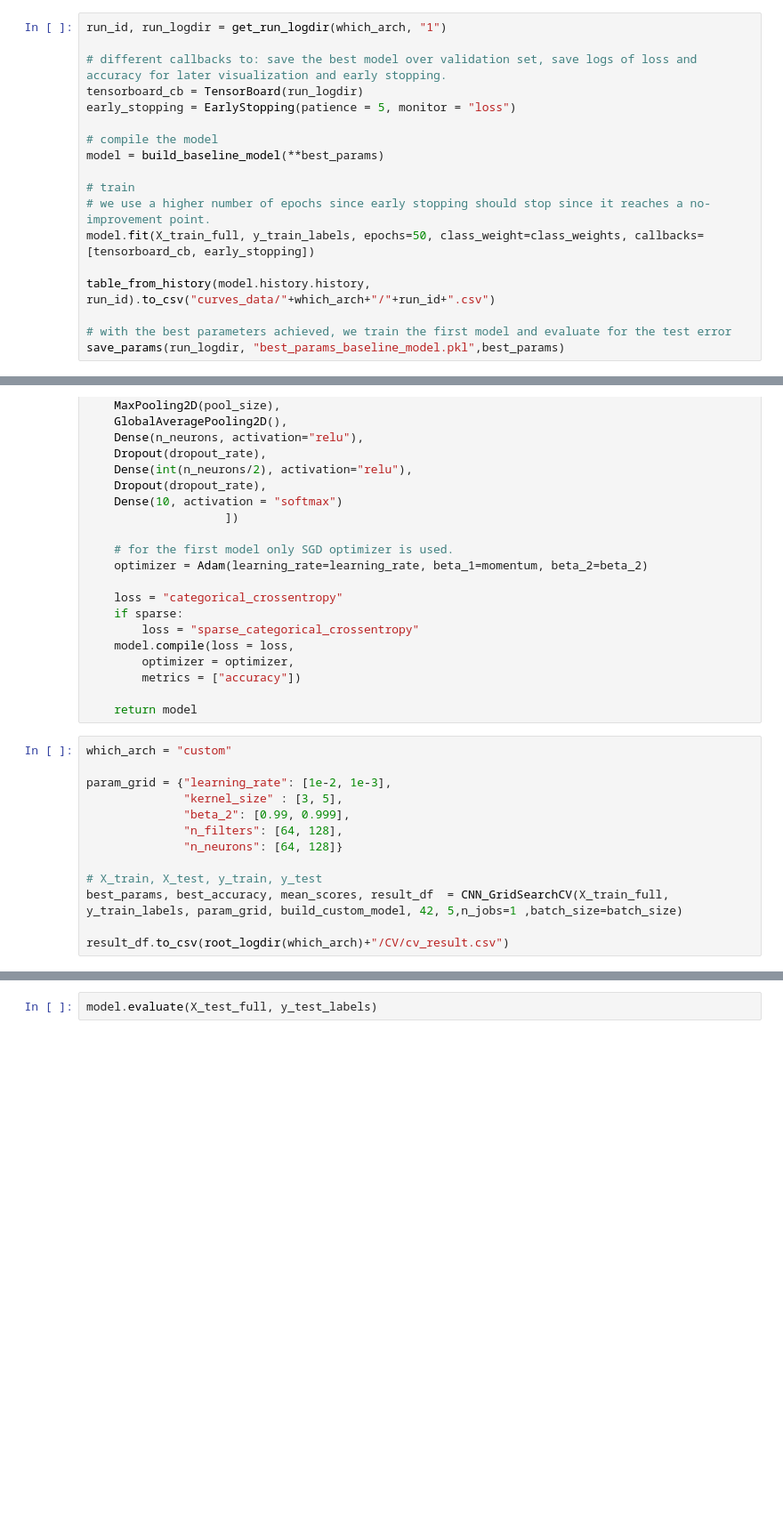
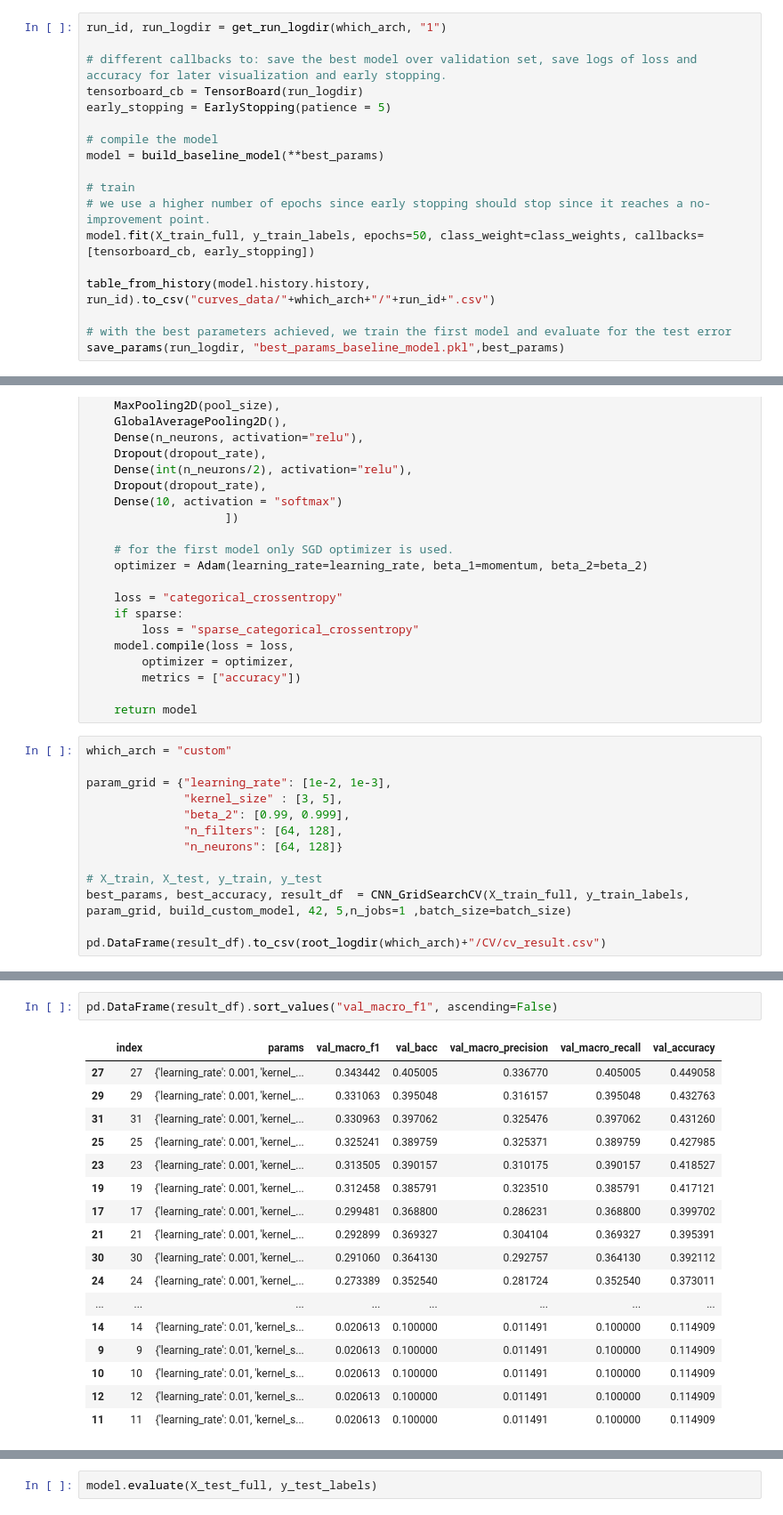
Before and after one commit to ffaundezcab/amd_garbage_recognizer, a Jupyter notebook: notebooks/model.ipynb, the cells around one changed output, grey strips where cells are left out. Shown at 89% size. Cells and saved outputs as stored; diff of their text form; blank space fills up the shorter version.

```diff
--- a/notebooks/model.ipynb
+++ b/notebooks/model.ipynb
@@ -313,7 +275,7 @@ run_id, run_logdir = get_run_logdir(which_arch, "1")
 
 # different callbacks to: save the best model over validation set, save logs of loss and accuracy for later visualization and early stopping.
 tensorboard_cb = TensorBoard(run_logdir)
-early_stopping = EarlyStopping(patience = 5, monitor = "loss")
+early_stopping = EarlyStopping(patience = 5)
 
 # compile the model
 model = build_baseline_model(**best_params)
@@ -391,9 +357,9 @@ param_grid = {"learning_rate": [1e-2, 1e-3],
               "n_neurons": [64, 128]}
 
 # X_train, X_test, y_train, y_test
-best_params, best_accuracy, mean_scores, result_df  = CNN_GridSearchCV(X_train_full, y_train_labels, param_grid, build_custom_model, 42, 5,n_jobs=1 ,batch_size=batch_size)
+best_params, best_accuracy, result_df  = CNN_GridSearchCV(X_train_full, y_train_labels, param_grid, build_custom_model, 42, 5,n_jobs=1 ,batch_size=batch_size)
 
-result_df.to_csv(root_logdir(which_arch)+"/CV/cv_result.csv")
+pd.DataFrame(result_df).to_csv(root_logdir(which_arch)+"/CV/cv_result.csv")
 # %% [output]
 combination 0
 Params: {'learning_rate': 0.01, 'kernel_size': 3, 'beta_2': 0.99, 'n_filters': 64, 'n_neurons': 64}
@@ -484,6 +450,26 @@ combination 30
 Params: {'learning_rate': 0.001, 'kernel_size': 5, 'beta_2': 0.999, 'n_filters': 128, 'n_neurons': 64}
 combination 31
 Params: {'learning_rate': 0.001, 'kernel_size': 5, 'beta_2': 0.999, 'n_filters': 128, 'n_neurons': 128}
+# %%
+pd.DataFrame(result_df).sort_values("val_macro_f1", ascending=False)
+# %% [output]
+|  | index | params | val_macro_f1 | val_bacc | val_macro_precision | val_macro_recall | val_accuracy |
+| 27 | 27 | {'learning_rate': 0.001, 'kernel_... | 0.343442 | 0.405005 | 0.336770 | 0.405005 | 0.449058 |
+| 29 | 29 | {'learning_rate': 0.001, 'kernel_... | 0.331063 | 0.395048 | 0.316157 | 0.395048 | 0.432763 |
+| 31 | 31 | {'learning_rate': 0.001, 'kernel_... | 0.330963 | 0.397062 | 0.325476 | 0.397062 | 0.431260 |
+| 25 | 25 | {'learning_rate': 0.001, 'kernel_... | 0.325241 | 0.389759 | 0.325371 | 0.389759 | 0.427985 |
+| 23 | 23 | {'learning_rate': 0.001, 'kernel_... | 0.313505 | 0.390157 | 0.310175 | 0.390157 | 0.418527 |
+| 19 | 19 | {'learning_rate': 0.001, 'kernel_... | 0.312458 | 0.385791 | 0.323510 | 0.385791 | 0.417121 |
+| 17 | 17 | {'learning_rate': 0.001, 'kernel_... | 0.299481 | 0.368800 | 0.286231 | 0.368800 | 0.399702 |
+| 21 | 21 | {'learning_rate': 0.001, 'kernel_... | 0.292899 | 0.369327 | 0.304104 | 0.369327 | 0.395391 |
+| 30 | 30 | {'learning_rate': 0.001, 'kernel_... | 0.291060 | 0.364130 | 0.292757 | 0.364130 | 0.392112 |
+| 24 | 24 | {'learning_rate': 0.001, 'kernel_... | 0.273389 | 0.352540 | 0.281724 | 0.352540 | 0.373011 |
+| ... | ... | ... | ... | ... | ... | ... | ... |
+| 14 | 14 | {'learning_rate': 0.01, 'kernel_s... | 0.020613 | 0.100000 | 0.011491 | 0.100000 | 0.114909 |
+| 9 | 9 | {'learning_rate': 0.01, 'kernel_s... | 0.020613 | 0.100000 | 0.011491 | 0.100000 | 0.114909 |
+| 10 | 10 | {'learning_rate': 0.01, 'kernel_s... | 0.020613 | 0.100000 | 0.011491 | 0.100000 | 0.114909 |
+| 12 | 12 | {'learning_rate': 0.01, 'kernel_s... | 0.020613 | 0.100000 | 0.011491 | 0.100000 | 0.114909 |
+| 11 | 11 | {'learning_rate': 0.01, 'kernel_s... | 0.020613 | 0.100000 | 0.011491 | 0.100000 | 0.114909 |
 # %%
 best_params
 # %% [output]
```
Also changed, not shown: parts of 16 cells of this notebook, 1 other file.
